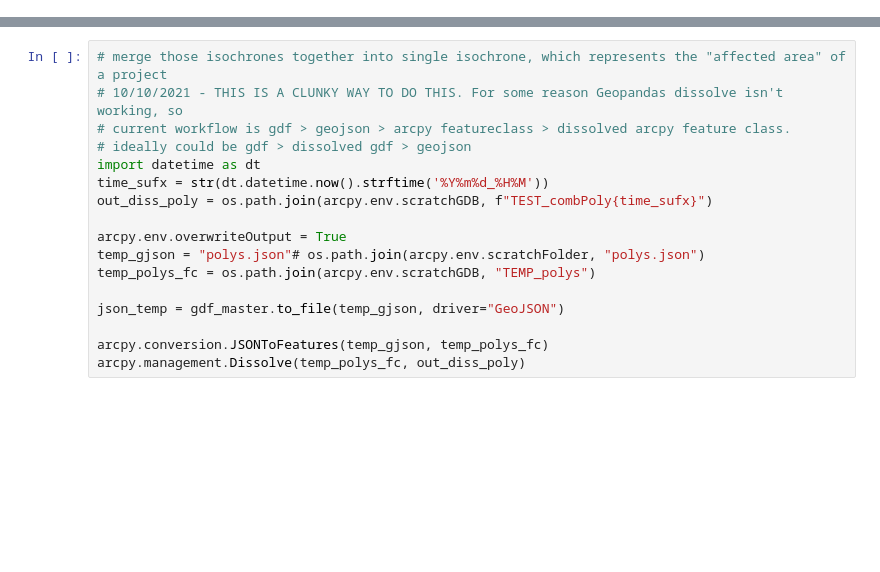
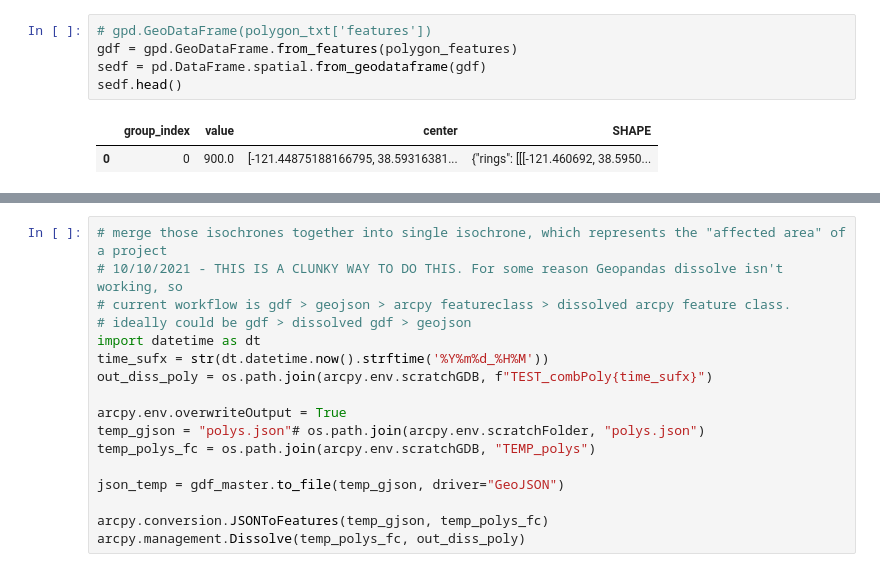
Before and after one commit to SACOG/GIS-tools, a Jupyter notebook: ORS/ORS-isochrones.ipynb, the cells around one changed output, grey strips where cells are left out. Cells and saved outputs as stored; diff of their text form; blank space fills up the shorter version.

```diff
--- a/ORS/ORS-isochrones.ipynb
+++ b/ORS/ORS-isochrones.ipynb
@@ -45 +85,9 @@ polygon_txt = call.text
+# %%
+# gpd.GeoDataFrame(polygon_txt['features'])
+gdf = gpd.GeoDataFrame.from_features(polygon_features)
+sedf = pd.DataFrame.spatial.from_geodataframe(gdf)
+sedf.head()
+# %% [output]
+|  | group_index | value | center | SHAPE |
+| 0 | 0 | 900.0 | [-121.44875188166795, 38.59316381... | {"rings": [[[-121.460692, 38.5950... |
 # %%
```
Also changed, not shown: parts of 11 cells of this notebook.
